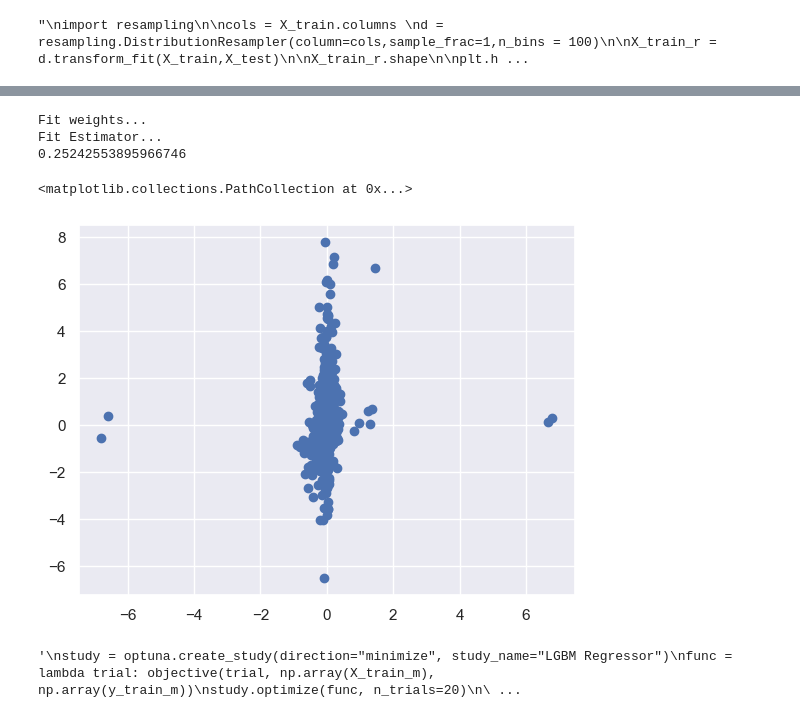
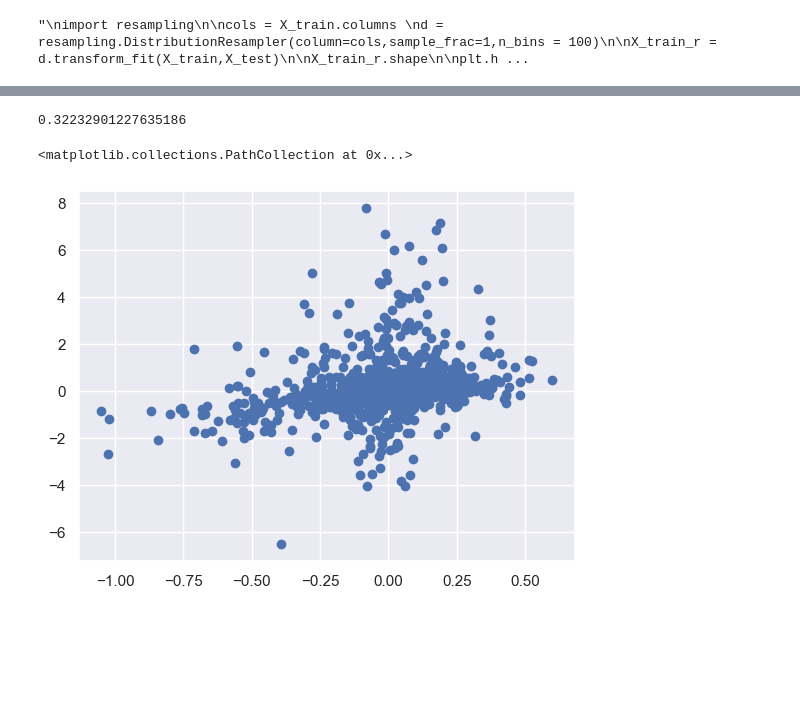
Before and after one commit to AliHaidar97/MVA-Challenge, a Jupyter notebook: main_2.ipynb, the cells around one changed output, grey strips where cells are left out. Drawn from its saved outputs; the diff is of its cells as text; code cells hidden in the pictures; blank space fills up the shorter version.

```diff
--- a/main_2.ipynb
+++ b/main_2.ipynb
@@ -899,3 +972,26 @@ X_test_augmented[cols] = scaler.transform(X_test_augmented[cols])
 #model.fit(X)
 #X_train_augmented = model.transform(X_train_augmented)
 #X_test_augmented = model.transform(X_test_augmented)
+# %%
+
+#0.0185
+lasso_parameters = {
+'alpha': np.arange(1, 2, 0.05),
+'regularization': np.arange(0, 0.001, 0.005)
+}
+
+params = []
+score = []
+#for alpha in lasso_parameters['alpha']:
+alpha = 1.2
+
+for regularization in lasso_parameters['regularization']:
+    model = CustomLinearModel(alpha = alpha, regularization=regularization, optim = 'BFGS')
+    #model = Lasso(alpha = regularization)
+    #model = KLIEP(model, Xt=X_test_augmented, kernel="rbf", gamma=[0.01], random_state=0,verbose=0)
+    #model = KernelRidge(kernel='rbf', gamma = 0.01, alpha=10)
+    model.fit(X_train_augmented, y_train)
+    params.append({'alpha':1.2,'regularization':regularization})
+    s = evaluate_model_mean(X_train_augmented,y_train,model, stratify = X_train_COUNTRY,  state = 20, test_size=0.3)
+    print(alpha, regularization, s)#, np.sum(model.coef_!=0))
+    score.append(s)
@@ -910,29 +1016,29 @@ Index(['DE_CONSUMPTION_RENEWABLE', 'DE_NET_EXPORT', 'COUNTRY DE_RESIDUAL_LOAD',
       dtype='object')
 # %%
-
+from sklearn.kernel_ridge import KernelRidge
+from sklearn_extra.robust import RobustWeightedRegressor
+from sklearn_extra.kernel_methods import  EigenProRegressor
 #cols_keep = select_columns(X_train_augmented,y_train,size_features=50)
 #0.0455
 X_train_augmented_t = np.array(X_train_augmented)
 X_test_augmented_t = np.array(X_test_augmented)
 
 
 l1_lasso_model = CustomLinearModel(
-    X=np.array(X_train_augmented_t), Y=np.array(y_train), regularization=0.0 , alpha= 1.2, optim = 'BFGS'
+    X=np.array(X_train_augmented_t), Y=np.array(y_train), regularization=0.01, alpha= 1.2, optim = 'BFGS'
 )
 
-#l1_lasso_model = Lasso(alpha=0.01)
-l1_lasso_model = KLIEP(l1_lasso_model, Xt=np.array(X_test_augmented), kernel="rbf", gamma=[0.01], random_state=0)
-
+#l1_lasso_model = Lasso(alpha=0.05)
+#l1_lasso_model = KLIEP(l1_lasso_model, Xt=np.array(X_test_augmented), kernel="rbf", gamma=[0.01], random_state=0)
+#l1_lasso_model = EigenProRegressor()#KernelRidge(kernel='rbf', gamma = 0.01, alpha=100)
 l1_lasso_model.fit(np.array(X_train_augmented_t), np.array(y_train))
 
 y_pred = l1_lasso_model.predict(X_train_augmented_t)
 print(my_custom_loss_func(y_pred,y_train))
 #print(list(zip(X_train_augmented.columns,l1_lasso_model.coef_)))
 
 plt.scatter(y_pred,y_train)
 # %% [output]
-Fit weights...
-Fit Estimator...
-0.25242553895966746
+0.32232901227635186
 <matplotlib.collections.PathCollection at 0x...>
-[figure, old version]
+[figure, new version]
@@ -996,14 +1044,0 @@ def objective(trial, X, y):
-# %%
-'''
-study = optuna.create_study(direction="minimize", study_name="LGBM Regressor")
-func = lambda trial: objective(trial, np.array(X_train_m), np.array(y_train_m))
-study.optimize(func, n_trials=20)
-
-print(f"\tBest value (rmse): {study.best_value:.5f}")
-print(f"\tBest params:")
-
-for key, value in study.best_params.items():
-    print(f"\t\t{key}: {value}")
-'''
-# %% [output]
-'\nstudy = optuna.create_study(direction="minimize", study_name="LGBM Regressor")\nfunc = lambda trial: objective(trial, np.array(X_train_m), np.array(y_train_m))\nstudy.optimize(func, n_trials=20)\n\ ...
```
Also changed, not shown: parts of 33 cells of this notebook, 7 other files.
